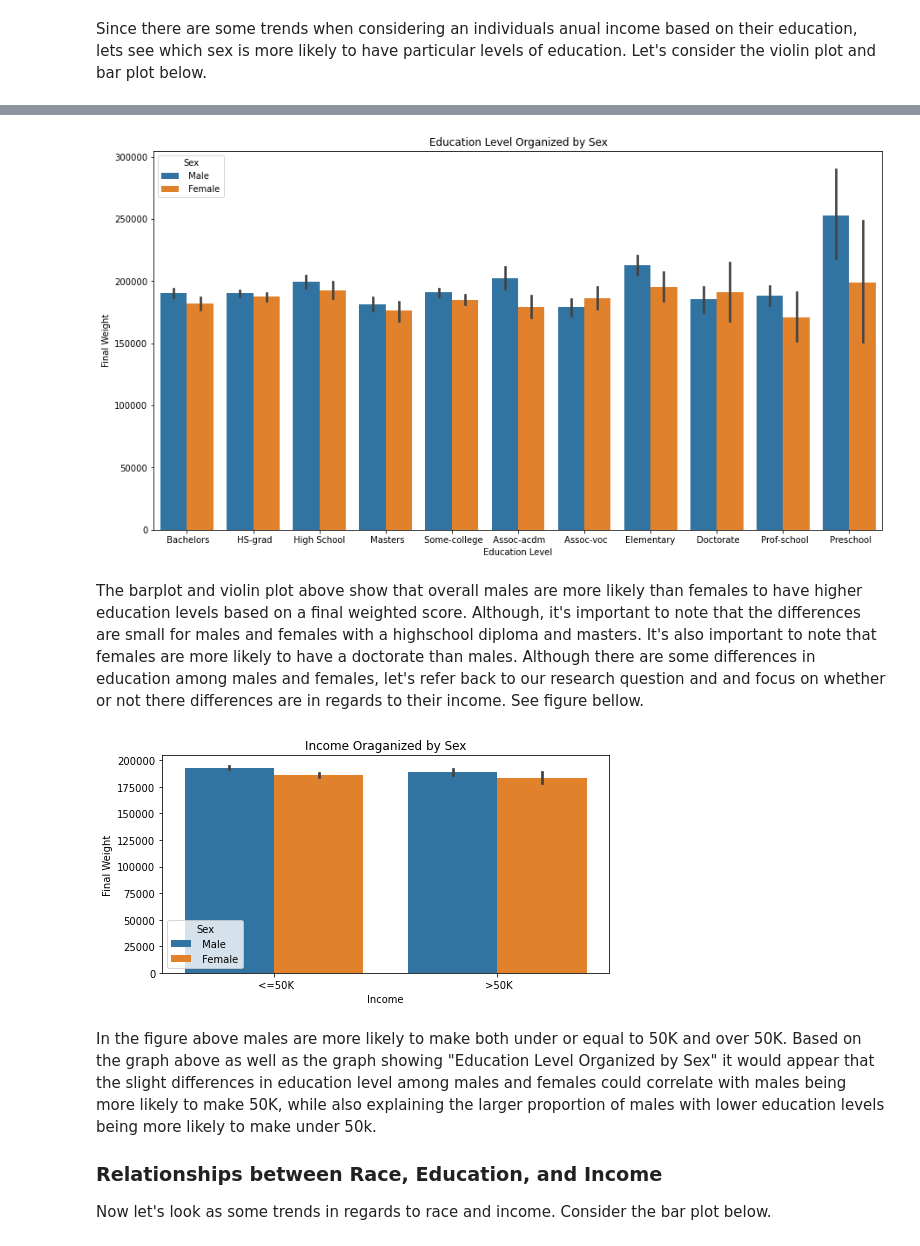
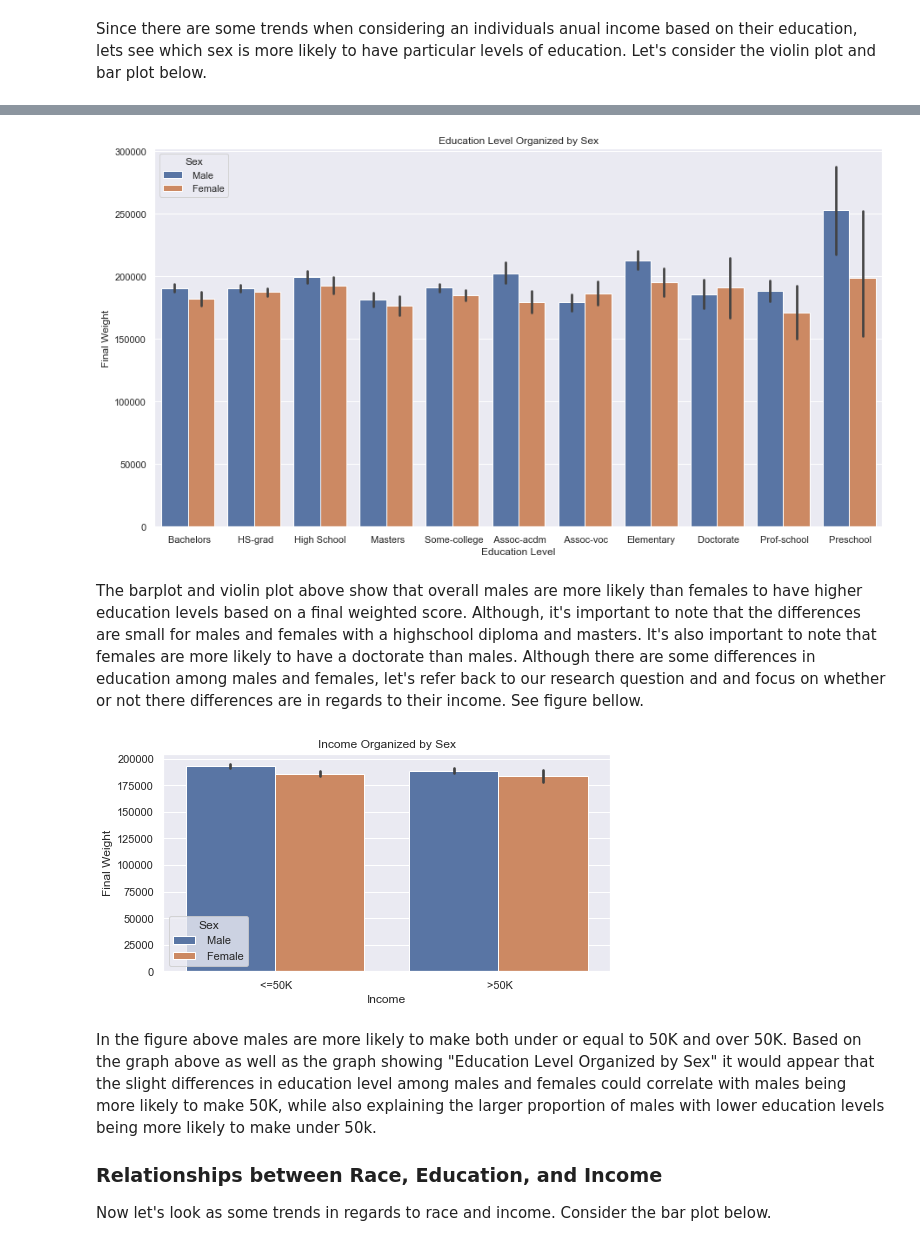
Before and after one commit to data301-2021-summer2/project-group6-project, a Jupyter notebook: analysis/Analysis.ipynb, the cells around one changed output, grey strips where cells are left out. Saved outputs shown, nothing was run; the diff lists cells and outputs as text; code cells hidden in the pictures.

```diff
--- a/analysis/Analysis.ipynb
+++ b/analysis/Analysis.ipynb
@@ -9,3 +9,5 @@ import numpy as np
 import seaborn as sns
 import matplotlib.pyplot as plt
 import pandas_profiling as pf
+sns.despine()
+sns.set(font_scale=1)
@@ -63,15 +67,15 @@ plt.figure(figsize=(15,8))
 ax_Ed_Sex = sns.barplot(x="Education Level", y='Final Weight', hue='Sex', data=df,).set_title('Education Level Organized by Sex')
 plt.show()
 # %% [output]
-[figure, old version]
+[figure, new version]
 # %% [markdown]
 The barplot and violin plot above show that overall males are more likely than females to have higher education levels based on a final weighted score. Although, it's important to note that the differences are small for males and females with a highschool diploma and masters. It's also important to note that females are more likely to have a doctorate than males. Although there are some differences in education among males and females, let's refer back to our research question and and focus on whether or not there differences are in regards to their income. See figure bellow.
 # %%
 plt.figure(figsize=(8,4))
-ax_Ed_Sex = sns.barplot(x="Income", y='Final Weight', hue='Sex', data=df,).set_title('Income Oraganized by Sex')
+ax_Ed_Sex = sns.barplot(x="Income", y='Final Weight', hue='Sex', data=df,).set_title('Income Organized by Sex')
 plt.show()
 # %% [output]
-[figure, old version]
+[figure, new version]
 # %% [markdown]
 In the figure above males are more likely to make both under or equal to 50K and over 50K. Based on the graph above as well as the graph showing  "Education Level Organized by Sex" it would appear that the slight differences in education level among males and females could correlate with males being more likely to make 50K, while also explaining the larger proportion of males with lower education levels being more likely to make under 50k.
 
```
Also changed, not shown: parts of 6 cells of this notebook.
